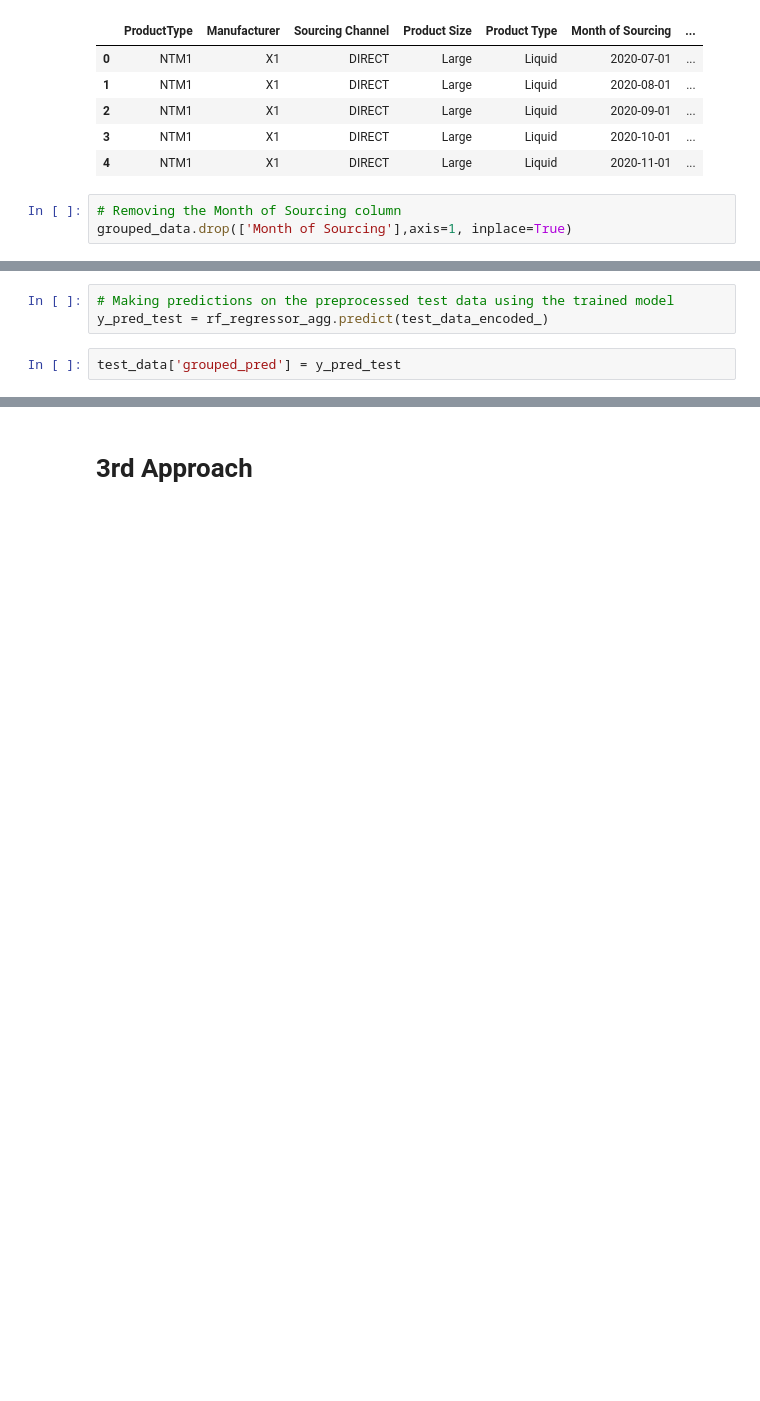
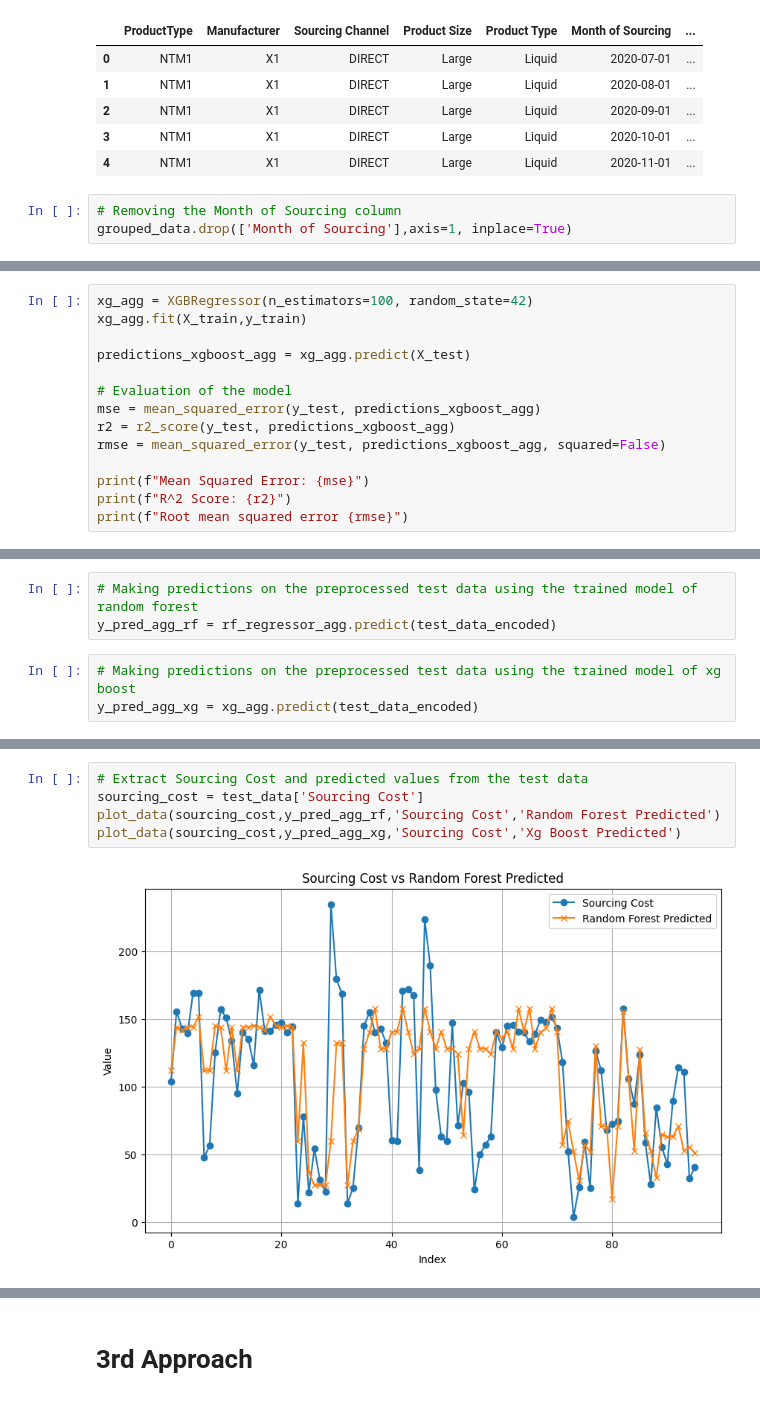
Before and after one commit to k-Rohit/AIML_Case-Study, a Jupyter notebook: Notebook/Kumar_Rohit_AIML_Assesment.ipynb, the cells around one changed output, grey strips where cells are left out. Saved outputs shown, nothing was run; the diff lists cells and outputs as text; blank space fills up the shorter version.

```diff
--- a/Notebook/Kumar_Rohit_AIML_Assesment.ipynb
+++ b/Notebook/Kumar_Rohit_AIML_Assesment.ipynb
@@ -1218,0 +1302,14 @@ test_data_encoded_.head()
+# %%
+xg_agg = XGBRegressor(n_estimators=100, random_state=42)
+xg_agg.fit(X_train,y_train)
+
+predictions_xgboost_agg = xg_agg.predict(X_test)
+
+# Evaluation of the model
+mse = mean_squared_error(y_test, predictions_xgboost_agg)
+r2 = r2_score(y_test, predictions_xgboost_agg)
+rmse = mean_squared_error(y_test, predictions_xgboost_agg, squared=False)
+
+print(f"Mean Squared Error: {mse}")
+print(f"R^2 Score: {r2}")
+print(f"Root mean squared error {rmse}")
@@ -1219,6 +1320,7 @@ test_data_encoded_.head()
 # %%
-# Making predictions on the preprocessed test data using the trained model
-y_pred_test = rf_regressor_agg.predict(test_data_encoded_)
+# Making predictions on the preprocessed test data using the trained model of random forest
+y_pred_agg_rf = rf_regressor_agg.predict(test_data_encoded)
-# %%
-test_data['grouped_pred'] = y_pred_test
+# %%
+# Making predictions on the preprocessed test data using the trained model of xg boost
+y_pred_agg_xg = xg_agg.predict(test_data_encoded)
 # %%
@@ -1252,0 +1340,7 @@ Adjusted R^2 Score: 0.9171024898902365
+# %%
+# Extract Sourcing Cost and predicted values from the test data
+sourcing_cost = test_data['Sourcing Cost']
+plot_data(sourcing_cost,y_pred_agg_rf,'Sourcing Cost','Random Forest Predicted')
+plot_data(sourcing_cost,y_pred_agg_xg,'Sourcing Cost','Xg Boost Predicted')
+# %% [output]
+[figure, added]
```
Also changed, not shown: parts of 34 cells of this notebook.
